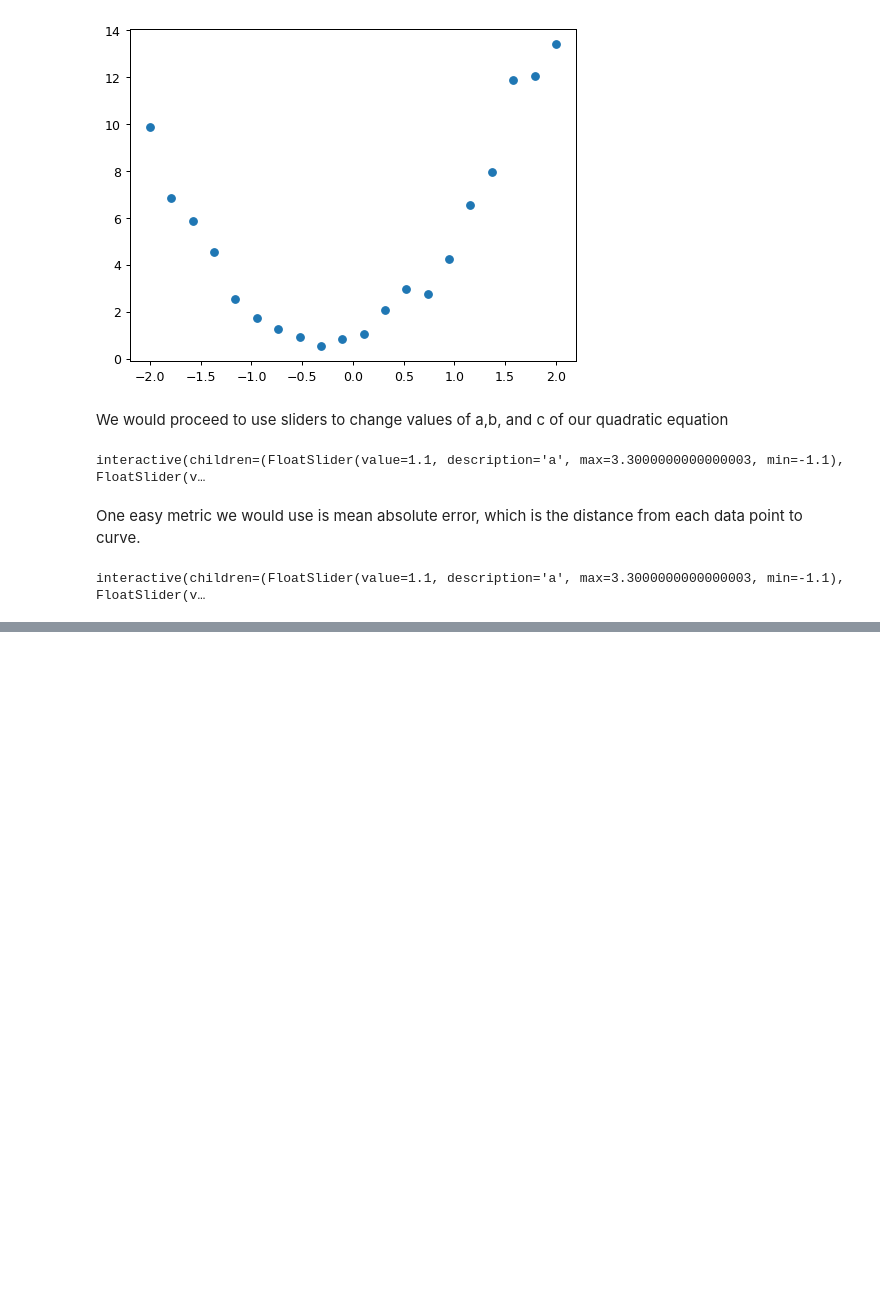
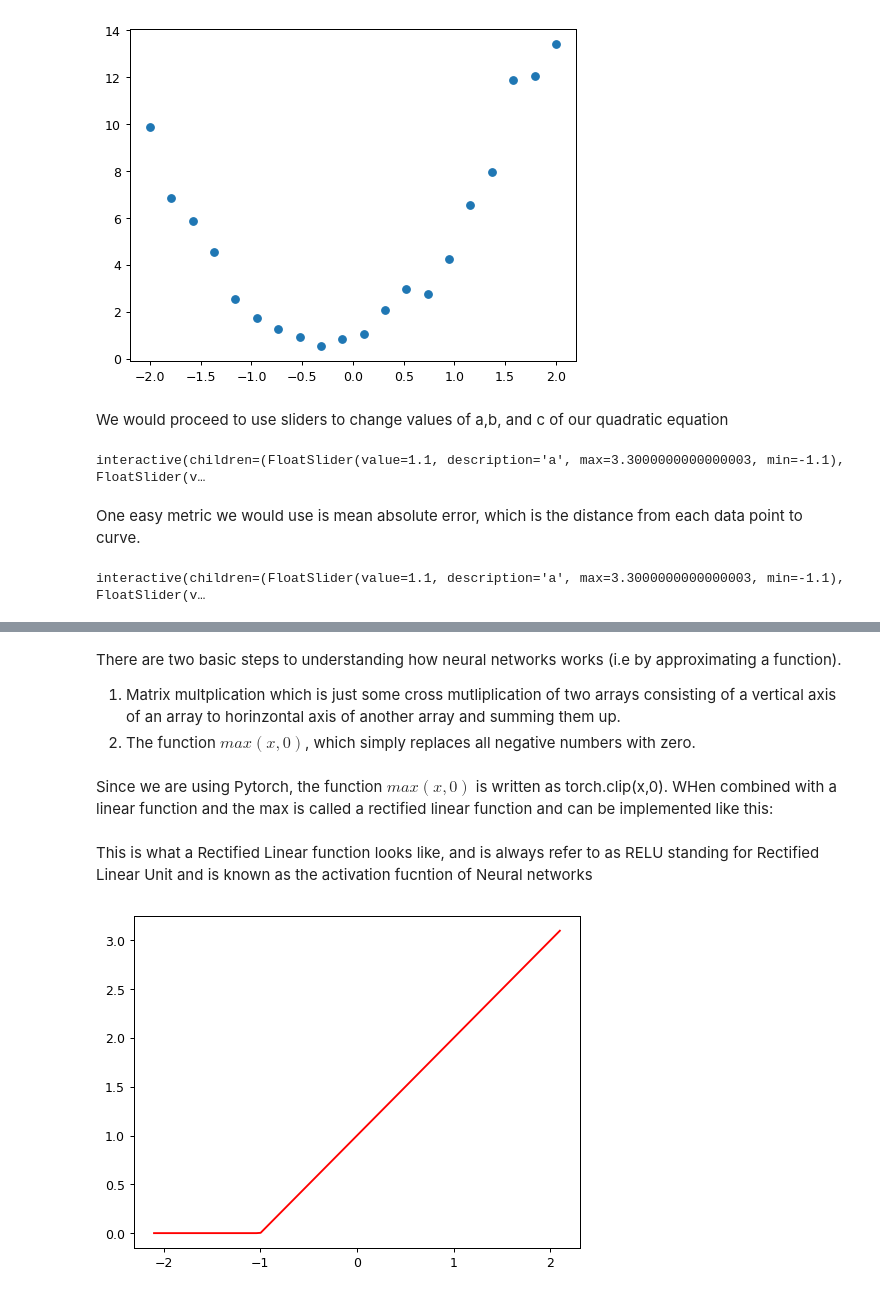
Before and after one commit to amaboh/fast_ai_dl, a Jupyter notebook: gradient_descent.ipynb, the cells around one changed output, grey strips where cells are left out. Cells and saved outputs as stored; diff of their text form; code cells hidden in the pictures; blank space fills up the shorter version.

Commit message:
RELU graphical ilustration

```diff
--- a/gradient_descent.ipynb
+++ b/gradient_descent.ipynb
@@ -147,0 +154,16 @@ We noticed that if we keep running the loop
+# %% [markdown]
+There are two basic steps to understanding how neural networks works (i.e by approximating a function).
+1. Matrix multplication which is just some cross mutliplication of two arrays consisting of a vertical axis of an array to horinzontal axis of another array and summing them up.
+2. The function $max(x,0)$, which simply replaces all negative numbers with zero.
+# %% [markdown]
+Since we are using Pytorch, the function $max(x,0)$ is written as torch.clip(x,0). WHen combined with a linear function and the max is called a rectified linear function and can be implemented like this:
+# %%
+def rectified_linear(m,b,x):
+    y = m*x+b
+    return torch.clip(y,0.)
+# %% [markdown]
+This is what a Rectified Linear function looks like, and is always refer to as RELU standing for Rectified Linear Unit and is known as the activation fucntion of Neural networks
+# %%
+plot_function(partial(rectified_linear, 1,1))
+# %% [output]
+[figure, added]
```
Also changed, not shown: parts of 37 cells of this notebook, 1 other file.
